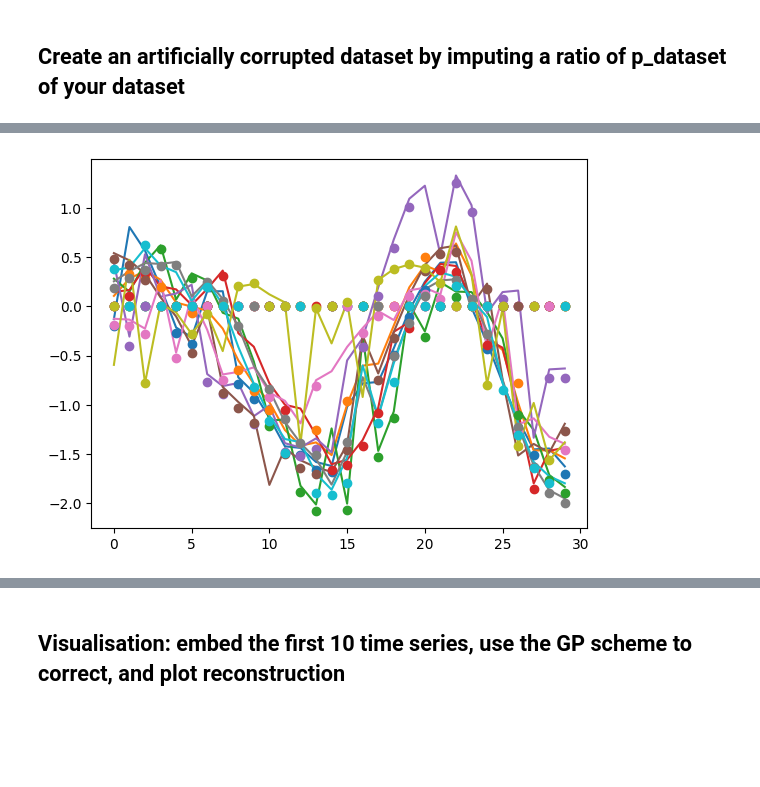
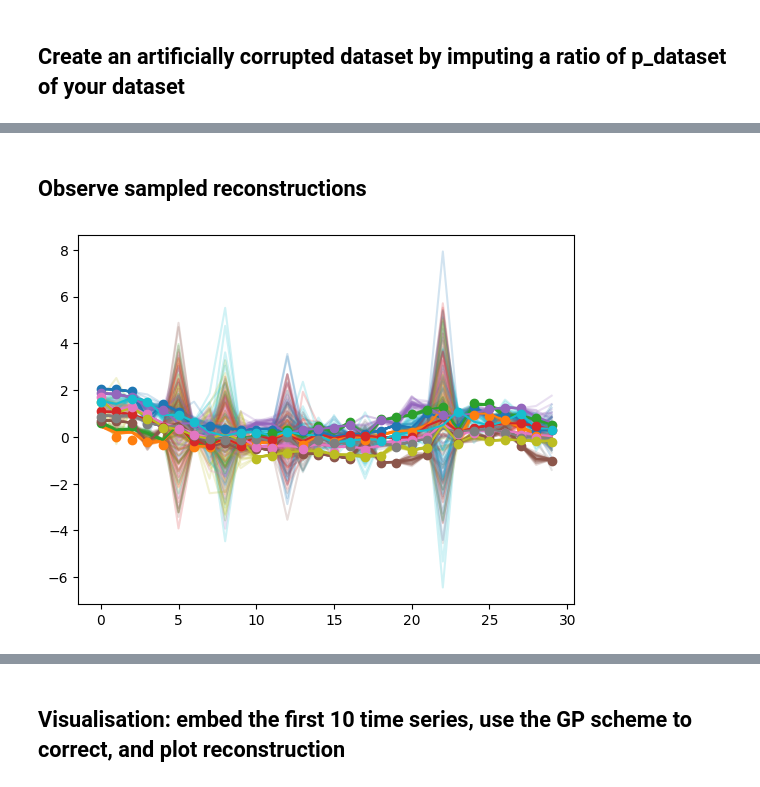
Before and after one commit to louis-j-vincent/PyPOTS, a Jupyter notebook: pypots_for_alex.ipynb, the cells around one changed output, grey strips where cells are left out. Cells and saved outputs as stored; diff of their text form; code cells hidden in the pictures; blank space fills up the shorter version.

```diff
--- a/pypots_for_alex.ipynb
+++ b/pypots_for_alex.ipynb
@@ -94,7 +94,7 @@ X_ori = gp_samples[0] @ Proj
 from pygrinder import mcar
 # Normalize
 
-p_dataset = .5
+p_dataset = .4
 
 X_normalized = (X_ori - X_ori.mean(axis=(0,1)).reshape(1,1,-1)) / X_ori.std(axis=(0,1)).reshape(1,1,-1)[:100]
 X = mcar(X_normalized.copy(), p_dataset)  # randomly hold out 10% observed values as ground truth
@@ -218,18 +232,30 @@ plotting
 # save and load
 torch.save(gpvae, f'gvpae_p_dataset_{p_dataset}-a_{alpha}_b_{beta}_gamma_{gamma}')
 gpvae = torch.load(f'gvpae_p_dataset_{p_dataset}-a_{alpha}_b_{beta}_gamma_{gamma}')
+# %% [markdown]
+## Observe sampled reconstructions
 # %%
 import torch
 
-qz_x = gpvae.model.backbone.encode(torch.tensor(X).float())
+n_samples = 30
+i = 1
+
+qz_x = gpvae.model.backbone.encode(torch.tensor(X[:10]).float())
+for _ in range(n_samples):
+    z = qz_x.rsample()
+    X_recon = gpvae.model.backbone.decode(z).mean.detach().numpy()
+    plt.plot(X_recon[i], label = 'reconstruction', alpha = .2)
+    plt.gca().set_prop_cycle(None)
 z = qz_x.mean
 X_recon = gpvae.model.backbone.decode(z).mean.detach().numpy()
-plt.plot(X_recon[0])
+plt.plot(X_recon[i], label = 'mean reconstruction')
 plt.gca().set_prop_cycle(None)
-plt.plot(X[0],'o')
+X_0 = np.copy(X[i])
+X_0[X_0==0] = np.nan
+plt.plot(X_0,'o', label = 'Input')
 plt.show();
 # %% [output]
-[figure, old version]
+[figure, new version]
 # %%
 from pypots.imputation.gp_ae.gp_model import ProbabilisticGP
 gpvae.gp = ProbabilisticGP(gpvae.model.backbone, assemble_data = gpvae._assemble_input_for_training, n_dims = n_new_dims, latent_size = latent_size)
```
Also changed, not shown: parts of 4 cells of this notebook.
